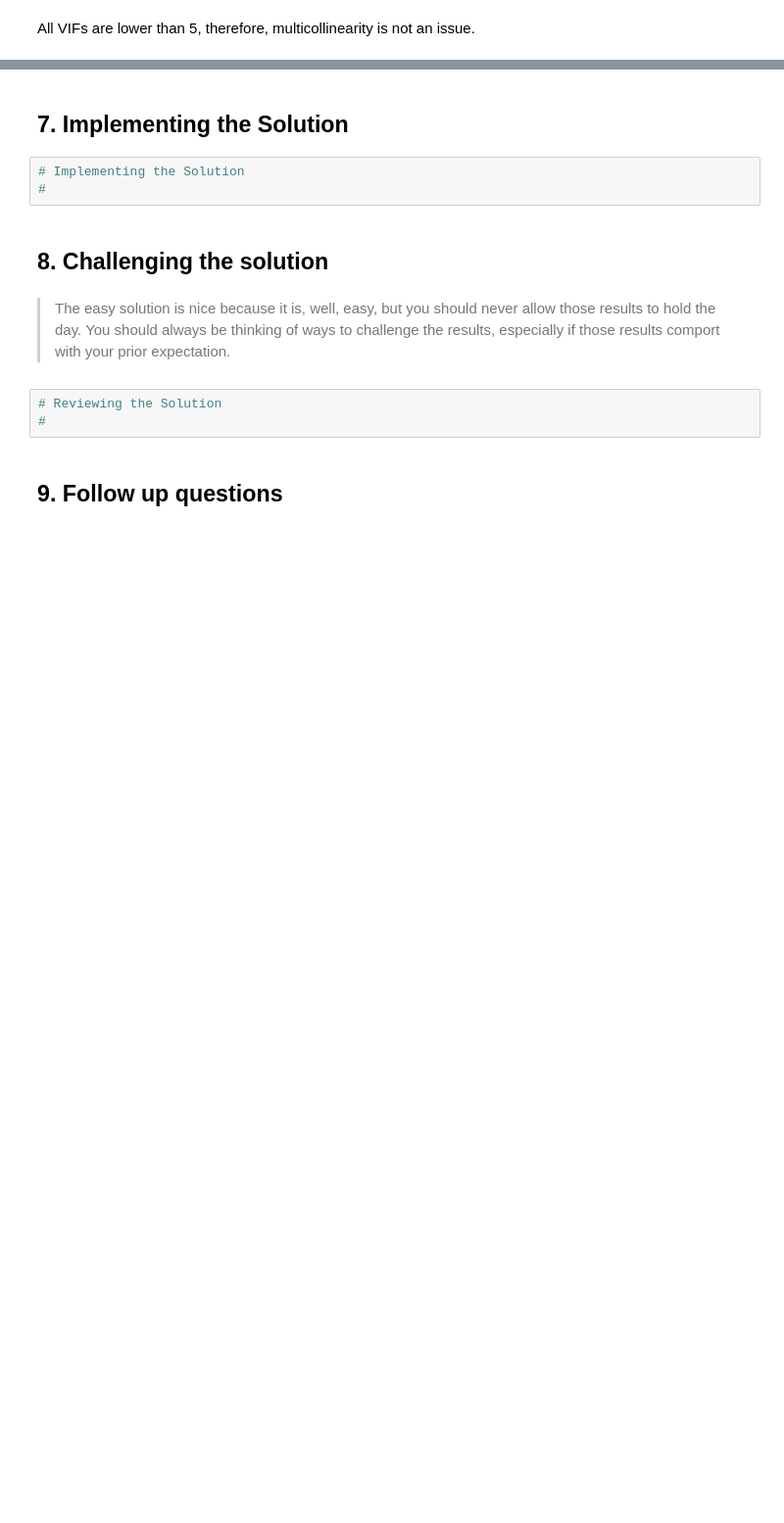
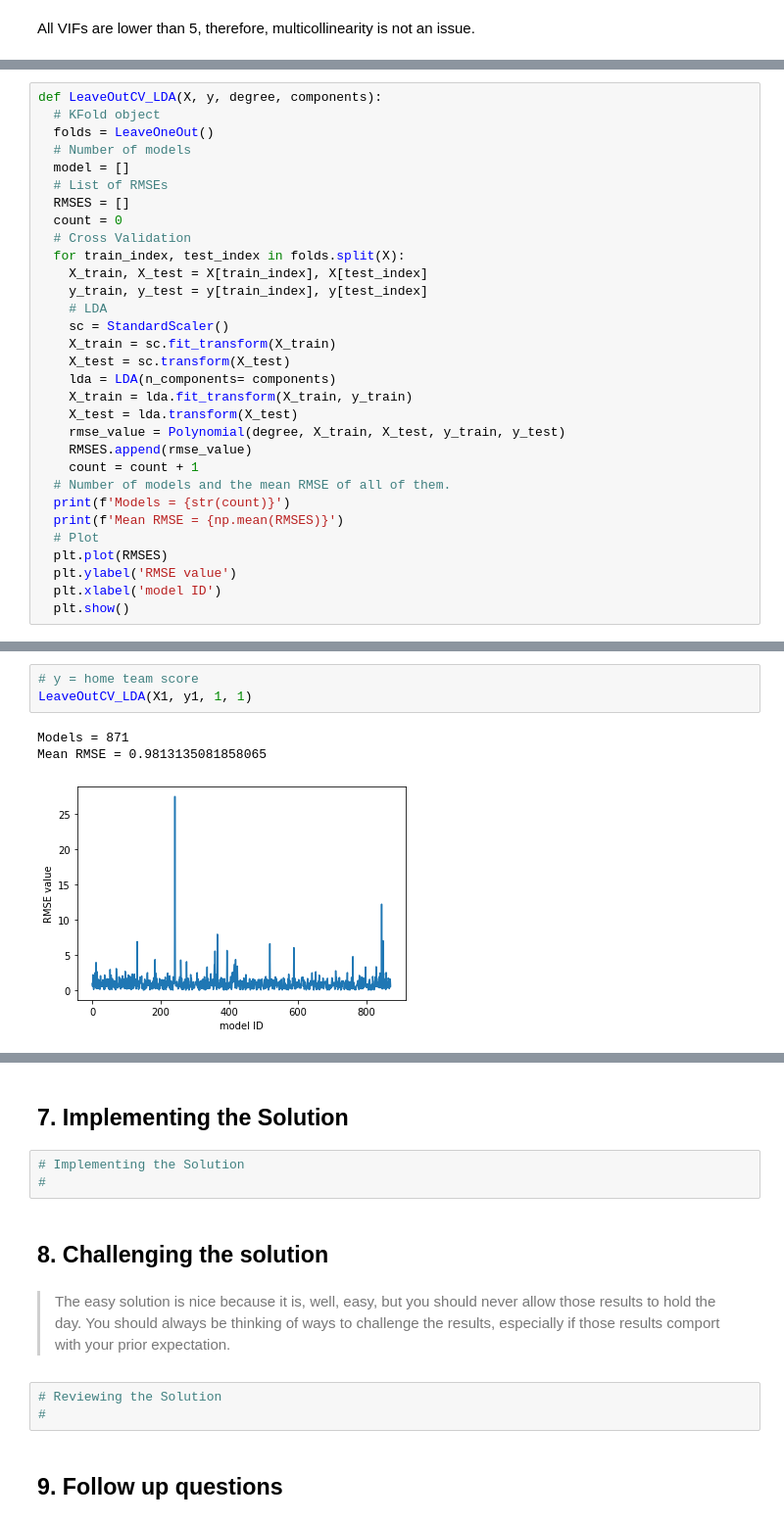
Before and after one commit to deborahmasibo/Moringa-Core-Module-2-Week-1-IP, a Jupyter notebook: Football_Prediction.ipynb, the cells around one changed output, grey strips where cells are left out. Shown at 98% size. Saved outputs shown, nothing was run; the diff lists cells and outputs as text; blank space fills up the shorter version.

```diff
--- a/Football_Prediction.ipynb
+++ b/Football_Prediction.ipynb
@@ -552,0 +935,31 @@ All VIFs are lower than 5, therefore, multicollinearity is not an issue.
+# %%
+def LeaveOutCV_LDA(X, y, degree, components):
+  # KFold object
+  folds = LeaveOneOut()
+  # Number of models
+  model = []
+  # List of RMSEs
+  RMSES = []
+  count = 0
+  # Cross Validation
+  for train_index, test_index in folds.split(X):
+    X_train, X_test = X[train_index], X[test_index]
+    y_train, y_test = y[train_index], y[test_index]
+    # LDA
+    sc = StandardScaler()
+    X_train = sc.fit_transform(X_train)
+    X_test = sc.transform(X_test)
+    lda = LDA(n_components= components)
+    X_train = lda.fit_transform(X_train, y_train)
+    X_test = lda.transform(X_test)
+    rmse_value = Polynomial(degree, X_train, X_test, y_train, y_test)
+    RMSES.append(rmse_value)
+    count = count + 1
+  # Number of models and the mean RMSE of all of them.
+  print(f'Models = {str(count)}')
+  print(f'Mean RMSE = {np.mean(RMSES)}')
+  # Plot
+  plt.plot(RMSES)
+  plt.ylabel('RMSE value')
+  plt.xlabel('model ID')
+  plt.show()
@@ -552,0 +994,7 @@ All VIFs are lower than 5, therefore, multicollinearity is not an issue.
+# %%
+# y = home team score
+LeaveOutCV_LDA(X1, y1, 1, 1)
+# %% [output]
+Models = 871
+Mean RMSE = 0.9813135081858065
+[figure, added]
```
Also changed, not shown: parts of 74 cells of this notebook.
